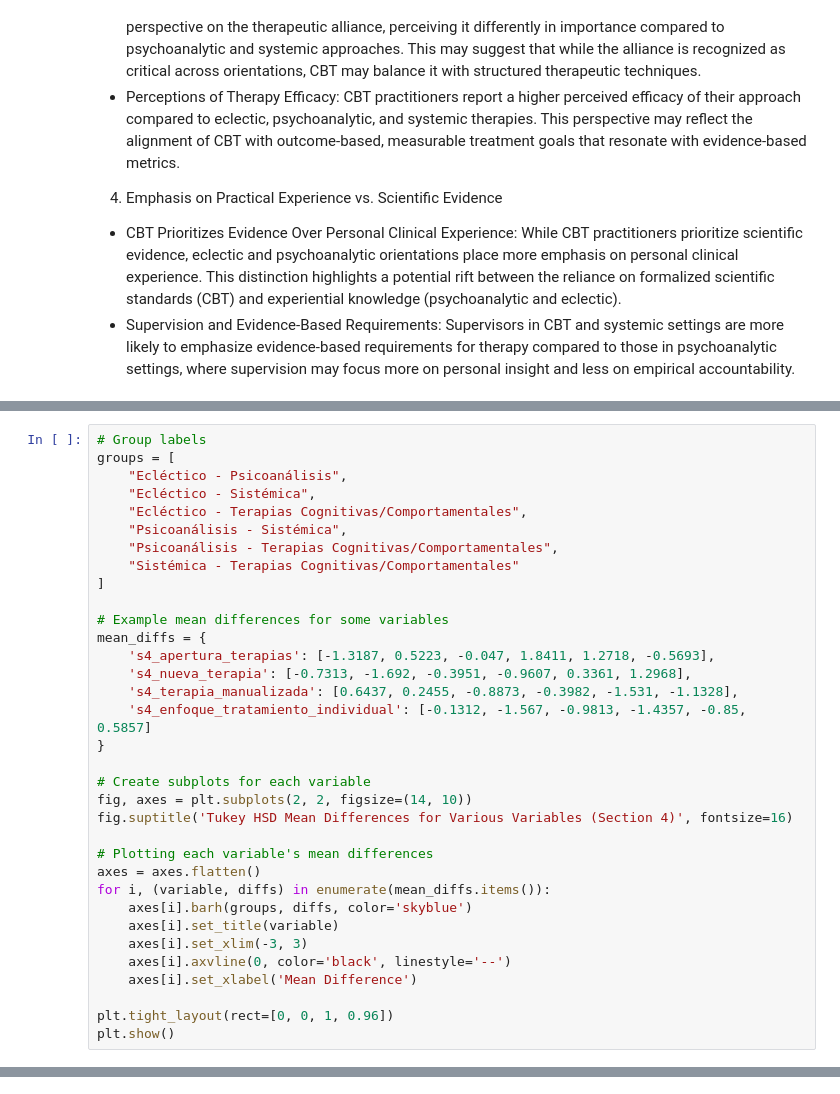
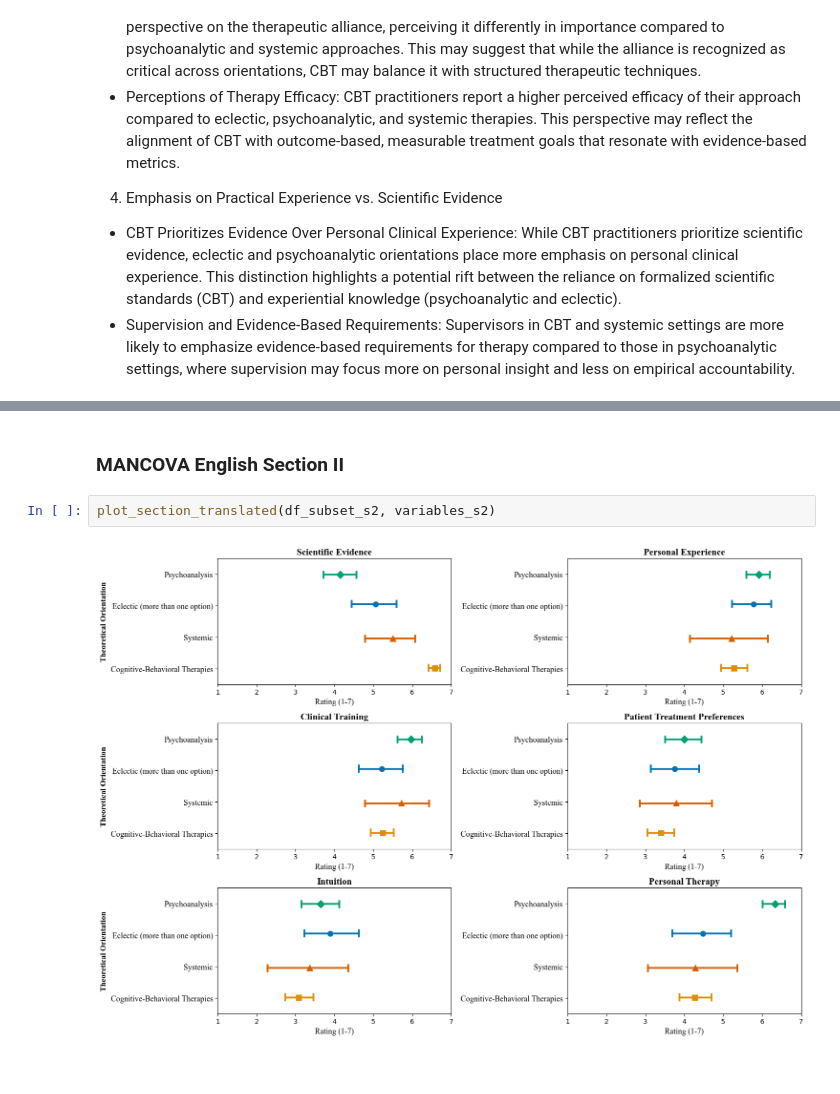
Before and after one commit to Nicobruno92/Psy_ResearchAttitudes, a Jupyter notebook: notebooks/analysis/statistical_analysis.ipynb, the cells around one changed output, grey strips where cells are left out. Saved outputs shown, nothing was run; the diff lists cells and outputs as text.

```diff
--- a/notebooks/analysis/statistical_analysis.ipynb
+++ b/notebooks/analysis/statistical_analysis.ipynb
@@ -617,34 +656,0 @@ Interpretation: Psychoanalytic practitioners perceive training in evidence-based
-# %%
-# Group labels
-groups = [
-    "Ecléctico - Psicoanálisis",
-    "Ecléctico - Sistémica",
-    "Ecléctico - Terapias Cognitivas/Comportamentales",
-    "Psicoanálisis - Sistémica",
-    "Psicoanálisis - Terapias Cognitivas/Comportamentales",
-    "Sistémica - Terapias Cognitivas/Comportamentales"
-]
-
-# Example mean differences for some variables
-mean_diffs = {
-    's4_apertura_terapias': [-1.3187, 0.5223, -0.047, 1.8411, 1.2718, -0.5693],
-    's4_nueva_terapia': [-0.7313, -1.692, -0.3951, -0.9607, 0.3361, 1.2968],
-    's4_terapia_manualizada': [0.6437, 0.2455, -0.8873, -0.3982, -1.531, -1.1328],
-    's4_enfoque_tratamiento_individual': [-0.1312, -1.567, -0.9813, -1.4357, -0.85, 0.5857]
-}
-
-# Create subplots for each variable
-fig, axes = plt.subplots(2, 2, figsize=(14, 10))
-fig.suptitle('Tukey HSD Mean Differences for Various Variables (Section 4)', fontsize=16)
-
-# Plotting each variable's mean differences
-axes = axes.flatten()
-for i, (variable, diffs) in enumerate(mean_diffs.items()):
-    axes[i].barh(groups, diffs, color='skyblue')
-    axes[i].set_title(variable)
-    axes[i].set_xlim(-3, 3)
-    axes[i].axvline(0, color='black', linestyle='--')
-    axes[i].set_xlabel('Mean Difference')
-
-plt.tight_layout(rect=[0, 0, 1, 0.96])
-plt.show()
@@ -711,0 +794,6 @@ plt.show()
+# %% [markdown]
+### MANCOVA English Section II
+# %%
+plot_section_translated(df_subset_s2, variables_s2)
+# %% [output]
+[figure, added]
```
Also changed, not shown: parts of 17 cells of this notebook, 2 other files.
